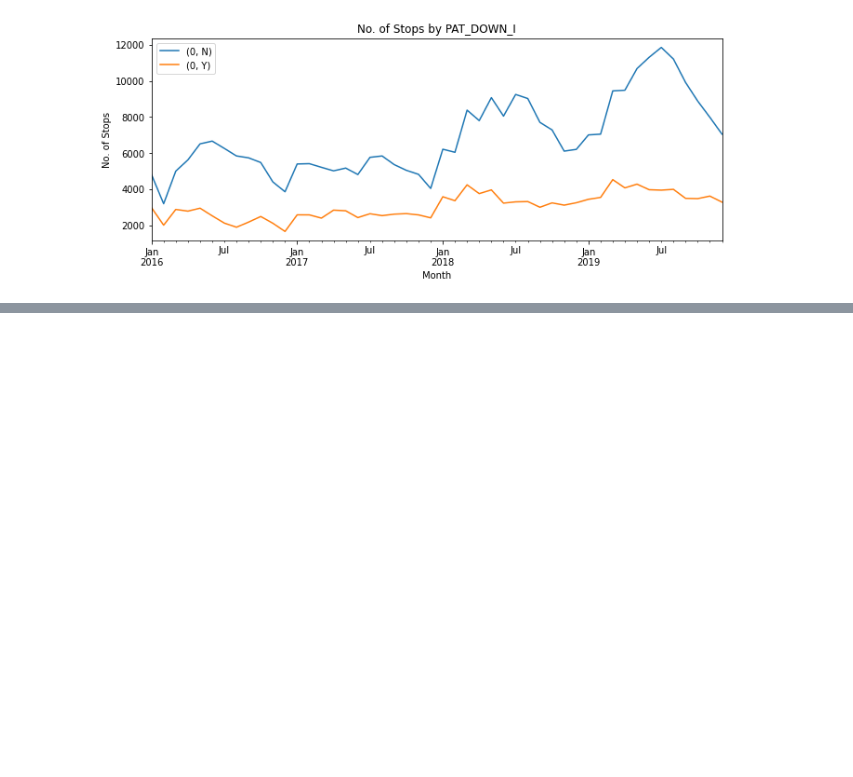
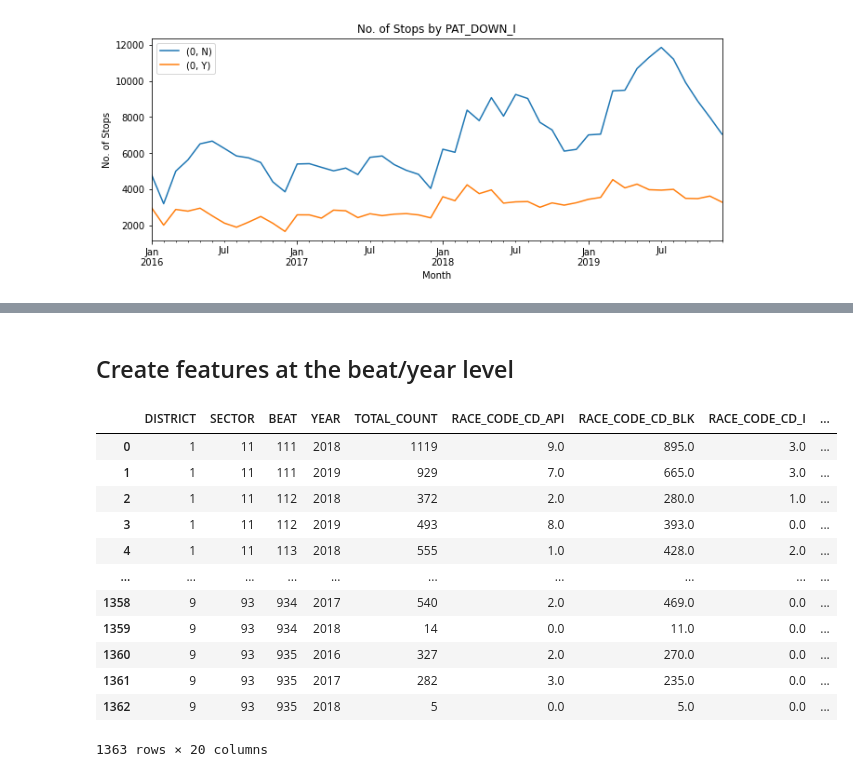
Before and after one commit to colevfrank/254_ML_IL_Crime, a Jupyter notebook: eda/ISR EDA.ipynb, the cells around one changed output, grey strips where cells are left out. Cells and saved outputs as stored; diff of their text form; code cells hidden in the pictures; blank space fills up the shorter version.

```diff
--- a/eda/ISR EDA.ipynb
+++ b/eda/ISR EDA.ipynb
@@ -183,0 +199,2 @@ for col_of_interest in cols:
+# %% [markdown]
+## Create features at the beat/year level
@@ -183,0 +211,37 @@ for col_of_interest in cols:
+# %%
+isr_df['TOTAL_COUNT'] = 1
+# %%
+# enter binary cols to use - any others?
+binary_cols = ['TOTAL_COUNT',
+               'VEHICLE_INVOLVED_I',
+               'BODY_CAMERA_I',
+               'SEARCH_I',
+               'SEARCH_CONTRABAND_FOUND_I',
+               'PAT_DOWN_I',
+               'ENFORCEMENT_ACTION_TAKEN_I']
+# %%
+# convert from y/n to 1/0
+for col in binary_cols:
+    isr_df[col] = np.where(isr_df[col]=='Y',1,isr_df[col])
+    isr_df[col] = np.where(isr_df[col]=='N',0,isr_df[col])
+# %%
+# combine into one list
+binary_cols.extend(dummy_cols)
+binary_cols
+# %%
+isr_beat_yr = isr_df.groupby(['DISTRICT', 'SECTOR', 'BEAT', 'YEAR'])[binary_cols].sum().reset_index()
+isr_beat_yr
+# %% [output]
+|  | DISTRICT | SECTOR | BEAT | YEAR | TOTAL_COUNT | RACE_CODE_CD_API | RACE_CODE_CD_BLK | RACE_CODE_CD_I | ... |
+| 0 | 1 | 11 | 111 | 2018 | 1119 | 9.0 | 895.0 | 3.0 | ... |
+| 1 | 1 | 11 | 111 | 2019 | 929 | 7.0 | 665.0 | 3.0 | ... |
+| 2 | 1 | 11 | 112 | 2018 | 372 | 2.0 | 280.0 | 1.0 | ... |
+| 3 | 1 | 11 | 112 | 2019 | 493 | 8.0 | 393.0 | 0.0 | ... |
+| 4 | 1 | 11 | 113 | 2018 | 555 | 1.0 | 428.0 | 2.0 | ... |
+| ... | ... | ... | ... | ... | ... | ... | ... | ... | ... |
+| 1358 | 9 | 93 | 934 | 2017 | 540 | 2.0 | 469.0 | 0.0 | ... |
+| 1359 | 9 | 93 | 934 | 2018 | 14 | 0.0 | 11.0 | 0.0 | ... |
+| 1360 | 9 | 93 | 935 | 2016 | 327 | 2.0 | 270.0 | 0.0 | ... |
+| 1361 | 9 | 93 | 935 | 2017 | 282 | 3.0 | 235.0 | 0.0 | ... |
+| 1362 | 9 | 93 | 935 | 2018 | 5 | 0.0 | 5.0 | 0.0 | ... |
+1363 rows × 20 columns
```
Also changed, not shown: parts of 13 cells of this notebook.
